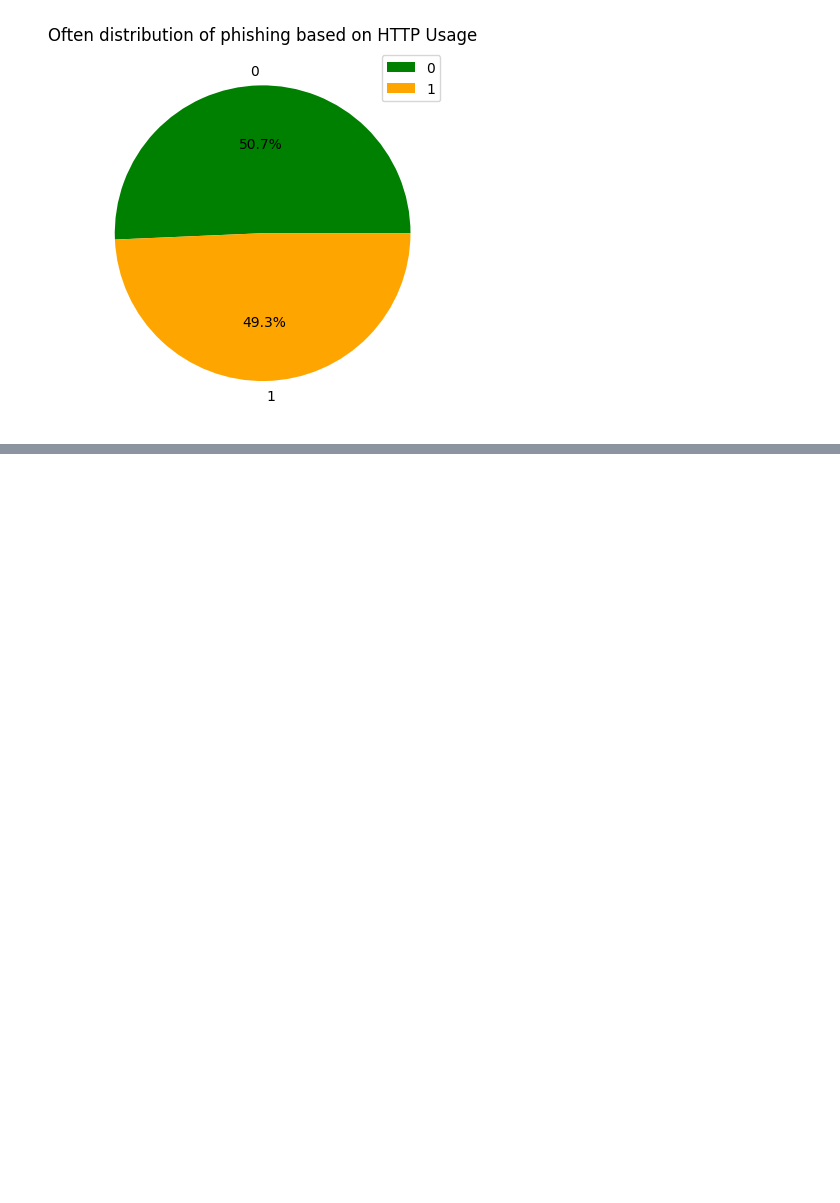
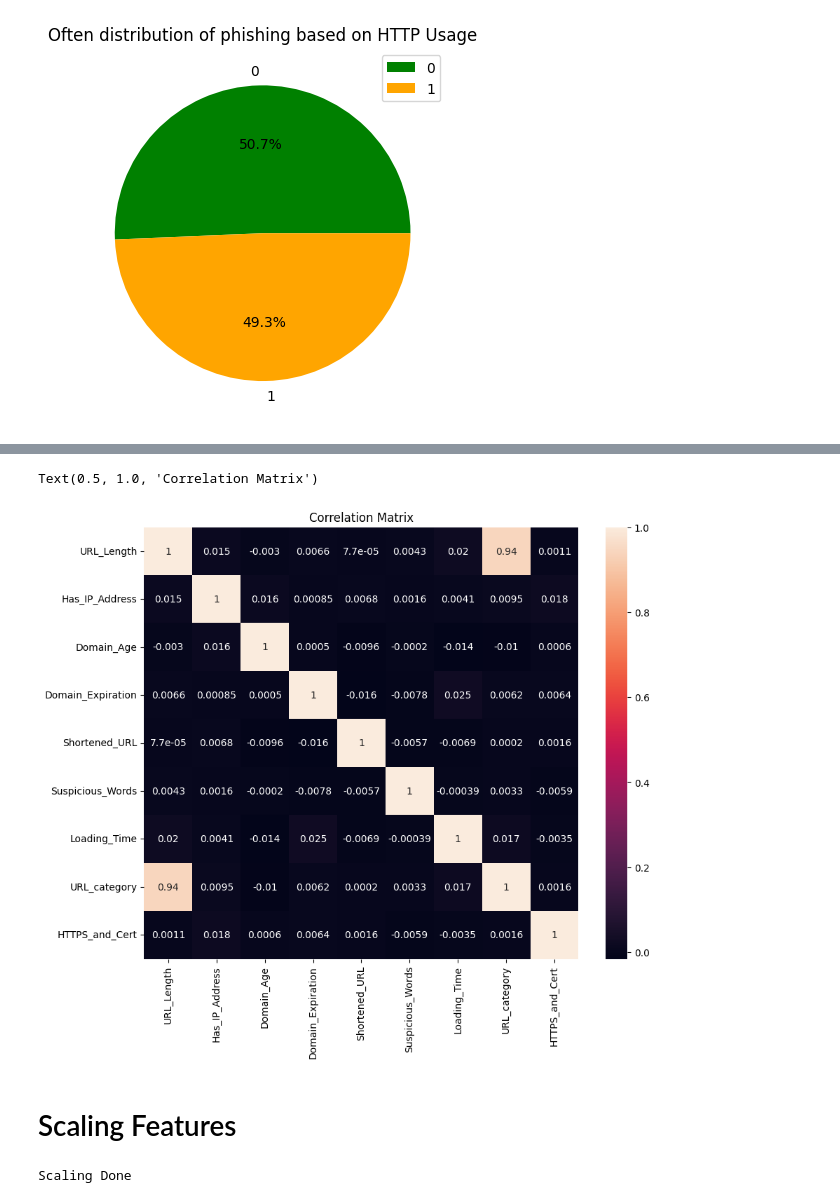
Before and after one commit to Shivansh-datascience/Phising_detection_system, a Jupyter notebook: Phising_detection.ipynb, the cells around one changed output, grey strips where cells are left out. Cells and saved outputs as stored; diff of their text form; code cells hidden in the pictures; blank space fills up the shorter version.

```diff
--- a/Phising_detection.ipynb
+++ b/Phising_detection.ipynb
@@ -1072,0 +1206,12 @@ since having HTTPS in webiste url helps to detect the Phising website so it can
+# %%
+#creating an empty list of features
+selected_features = []
+not_selected_features = []
+for columns in range(len(feature_importance_df['Feature_selection_result'])):
+  if feature_importance_df['Feature_selection_result'][columns] == 'Selected':
+    selected_features.append(feature_importance_df['features'][columns])
+  else:
+    not_selected_features.append(feature_importance_df['features'][columns])
+
+print(selected_features)
+print(not_selected_features)
@@ -1072,0 +1221,7 @@ since having HTTPS in webiste url helps to detect the Phising website so it can
+# %%
+#considering the features from above model
+print(f" selected features : {selected_features}")
+selected_target = sample_target.copy()
+print(f" Target Features : {selected_target}")
+
+features = phishing_data[selected_features]
@@ -1072,0 +1324,24 @@ since having HTTPS in webiste url helps to detect the Phising website so it can
+# %%
+#correlations between columns
+plt.figure(figsize=(10,8))
+corr_matrix = features.corr()
+corr_matrix
+
+sns.heatmap(corr_matrix,annot=True)
+plt.title("Correlation Matrix")
+# %% [output]
+Text(0.5, 1.0, 'Correlation Matrix')
+[figure, added]
+# %% [markdown]
+# Scaling Features
+# %%
+scaling_features_columns = ['URL_Length','Domain_Age','Loading_Time','Domain_Expiration']
+try:
+  se=StandardScaler()
+  X_train[scaling_features_columns] = se.fit_transform(X_train[scaling_features_columns])
+  X_test[scaling_features_columns] = se.transform(X_test[scaling_features_columns])
+  print("Scaling Done")
+except Exception as e:
+  raise e
+# %% [output]
+Scaling Done
```
Also changed, not shown: parts of 36 cells of this notebook.
